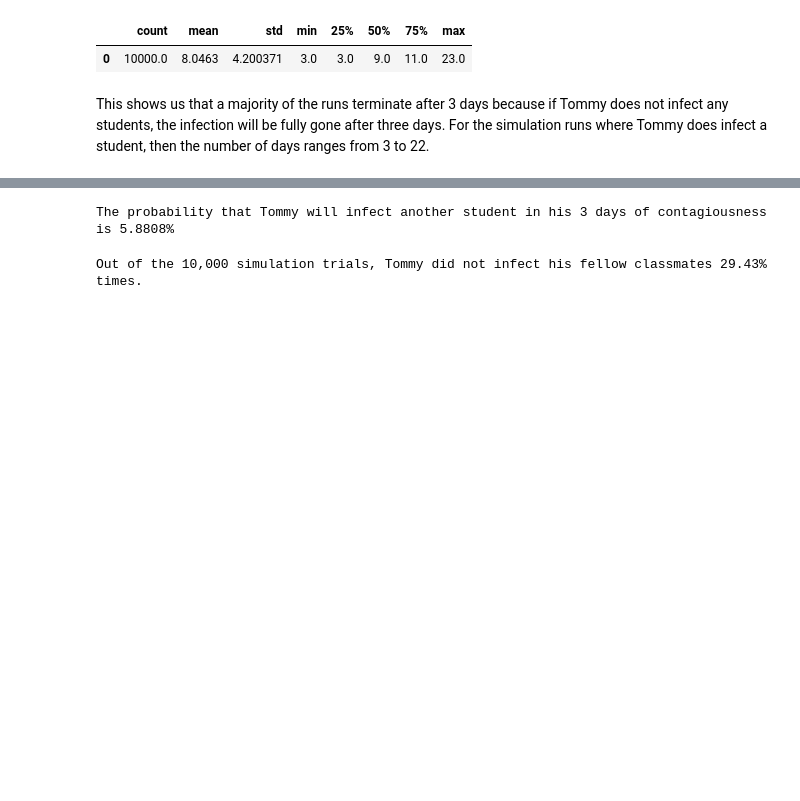
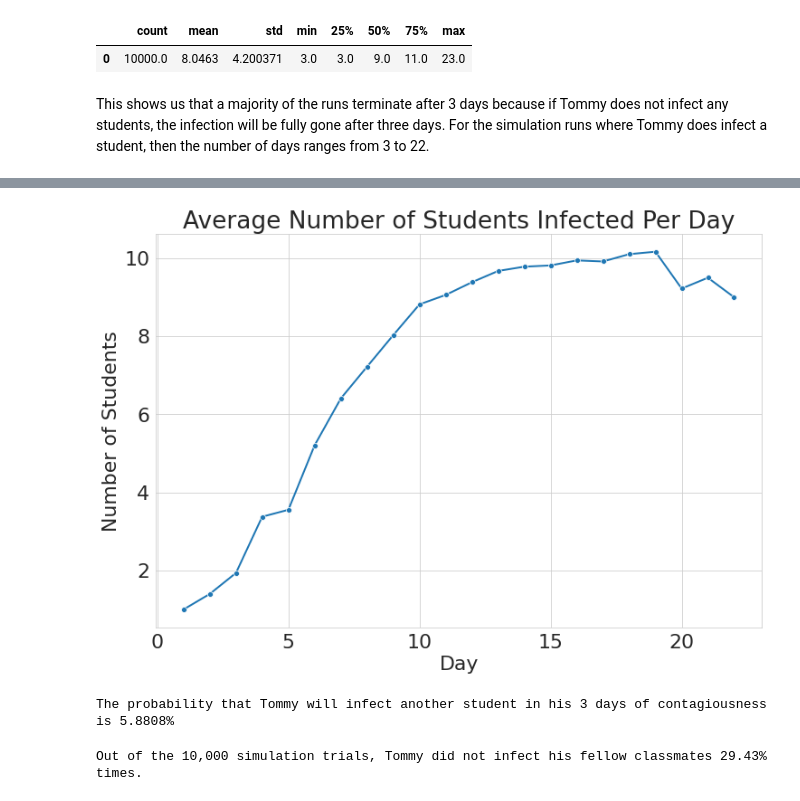
Before and after one commit to schnappv/ISYE6644, a Jupyter notebook: ISYE_6644_Mini_Project_1.ipynb, the cells around one changed output, grey strips where cells are left out. Cells and saved outputs as stored; diff of their text form; code cells hidden in the pictures; blank space fills up the shorter version.

```diff
--- a/ISYE_6644_Mini_Project_1.ipynb
+++ b/ISYE_6644_Mini_Project_1.ipynb
@@ -258,3 +259,15 @@ total_df.groupby("Day").mean()[["Students Infected"]][:-1]
+# %%
+sns.set_style('whitegrid')
+plt.figure(figsize=(12, 8))
+
+plt.title('Average Number of Students Infected Per Day')
+plt.xlabel("Day")
+plt.ylabel("Number of Students")
+sns.lineplot(x=range(1, 23), y=avg_students_infected_per_day['Students Infected'],
+             marker='o', linewidth=2)
+plt.show()
+# %% [output]
+[figure, added]
 # %%
 from scipy.stats import geom
 p = 0.02
```
Also changed, not shown: parts of 1 cell of this notebook.
